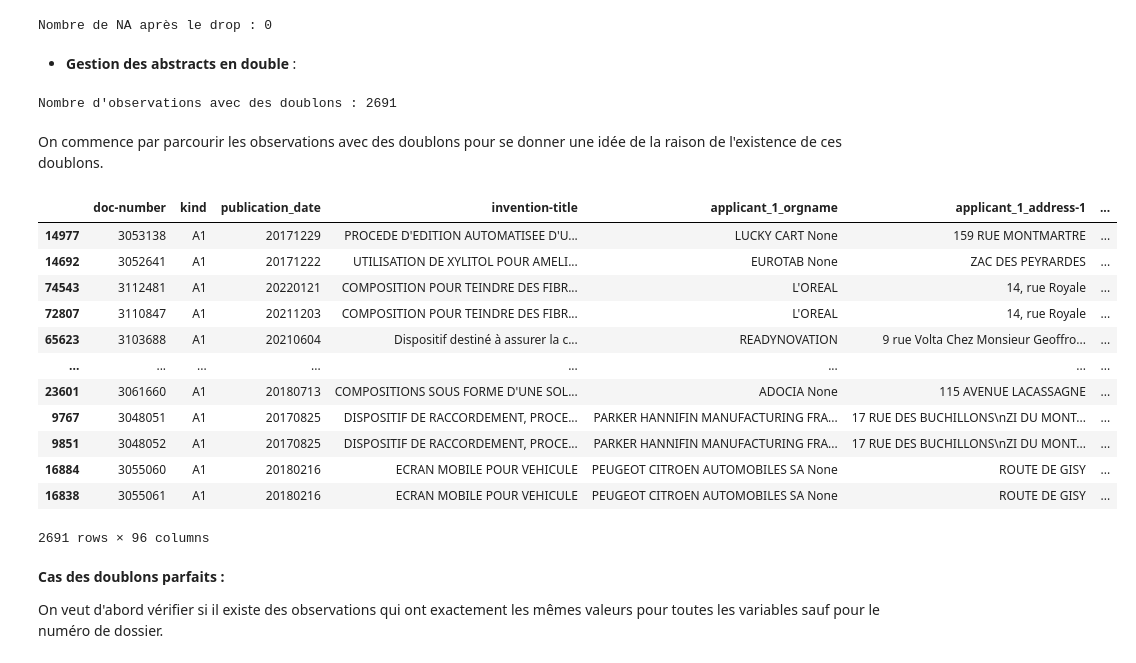
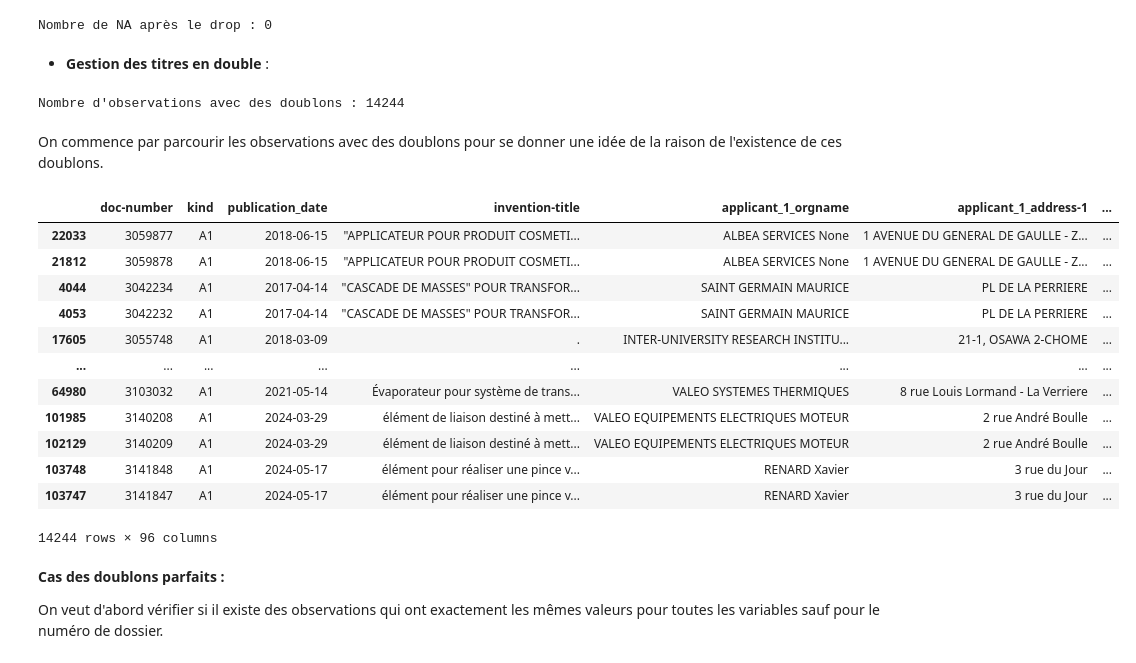
Before and after one commit to IrisLaf/Depots-de-brevets-et-marches-financiers, a Jupyter notebook: Main.ipynb, the cells around one changed output. Drawn from its saved outputs; the diff is of its cells as text; code cells hidden in the pictures.

```diff
--- a/Main.ipynb
+++ b/Main.ipynb
@@ -344,31 +344,30 @@ print("Nombre de NA après le drop :", nb_na)
 # %% [output]
 Nombre de NA après le drop : 0
 # %% [markdown]
-- **Gestion des abstracts en double** :
+- **Gestion des titres en double** :
-# %%
-# compte des abstracts strictement identiques
-duplicates = data_brevets_clean[data_brevets_clean.duplicated(subset="abstract", keep=False)]
-print("Nombre d'observations avec des doublons :", len(duplicates))
-# %% [output]
-Nombre d'observations avec des doublons : 2691
+# %%
+duplicates = data_brevets_clean[data_brevets_clean.duplicated(subset="invention-title", keep=False)]
+print("Nombre d'observations avec des doublons :", len(duplicates))
+# %% [output]
+Nombre d'observations avec des doublons : 14244
 # %% [markdown]
 On commence par parcourir les observations avec des doublons pour se donner une idée de la raison de l'existence de ces doublons.
 # %%
-duplicates.sort_values("abstract")
+duplicates.sort_values("invention-title")
 # %% [output]
 |  | doc-number | kind | publication_date | invention-title | applicant_1_orgname | applicant_1_address-1 | ... |
-| 14977 | 3053138 | A1 | 20171229 | PROCEDE D'EDITION AUTOMATISEE D'U... | LUCKY CART None | 159 RUE MONTMARTRE | ... |
-| 14692 | 3052641 | A1 | 20171222 | UTILISATION DE XYLITOL POUR AMELI... | EUROTAB None | ZAC DES PEYRARDES | ... |
-| 74543 | 3112481 | A1 | 20220121 | COMPOSITION POUR TEINDRE DES FIBR... | L'OREAL | 14, rue Royale | ... |
-| 72807 | 3110847 | A1 | 20211203 | COMPOSITION POUR TEINDRE DES FIBR... | L'OREAL | 14, rue Royale | ... |
-| 65623 | 3103688 | A1 | 20210604 | Dispositif destiné à assurer la c... | READYNOVATION | 9 rue Volta Chez Monsieur Geoffro... | ... |
+| 22033 | 3059877 | A1 | 2018-06-15 | "APPLICATEUR POUR PRODUIT COSMETI... | ALBEA SERVICES None | 1 AVENUE DU GENERAL DE GAULLE - Z... | ... |
+| 21812 | 3059878 | A1 | 2018-06-15 | "APPLICATEUR POUR PRODUIT COSMETI... | ALBEA SERVICES None | 1 AVENUE DU GENERAL DE GAULLE - Z... | ... |
+| 4044 | 3042234 | A1 | 2017-04-14 | "CASCADE DE MASSES" POUR TRANSFOR... | SAINT GERMAIN MAURICE | PL DE LA PERRIERE | ... |
+| 4053 | 3042232 | A1 | 2017-04-14 | "CASCADE DE MASSES" POUR TRANSFOR... | SAINT GERMAIN MAURICE | PL DE LA PERRIERE | ... |
+| 17605 | 3055748 | A1 | 2018-03-09 | . | INTER-UNIVERSITY RESEARCH INSTITU... | 21-1, OSAWA 2-CHOME | ... |
 | ... | ... | ... | ... | ... | ... | ... | ... |
-| 23601 | 3061660 | A1 | 20180713 | COMPOSITIONS SOUS FORME D'UNE SOL... | ADOCIA None | 115 AVENUE LACASSAGNE | ... |
-| 9767 | 3048051 | A1 | 20170825 | DISPOSITIF DE RACCORDEMENT, PROCE... | PARKER HANNIFIN MANUFACTURING FRA... | 17 RUE DES BUCHILLONS\nZI DU MONT... | ... |
-| 9851 | 3048052 | A1 | 20170825 | DISPOSITIF DE RACCORDEMENT, PROCE... | PARKER HANNIFIN MANUFACTURING FRA... | 17 RUE DES BUCHILLONS\nZI DU MONT... | ... |
-| 16884 | 3055060 | A1 | 20180216 | ECRAN MOBILE POUR VEHICULE | PEUGEOT CITROEN AUTOMOBILES SA None | ROUTE DE GISY | ... |
-| 16838 | 3055061 | A1 | 20180216 | ECRAN MOBILE POUR VEHICULE | PEUGEOT CITROEN AUTOMOBILES SA None | ROUTE DE GISY | ... |
+| 64980 | 3103032 | A1 | 2021-05-14 | Évaporateur pour système de trans... | VALEO SYSTEMES THERMIQUES | 8 rue Louis Lormand - La Verriere | ... |
+| 101985 | 3140208 | A1 | 2024-03-29 | élément de liaison destiné à mett... | VALEO EQUIPEMENTS ELECTRIQUES MOTEUR | 2 rue André Boulle | ... |
+| 102129 | 3140209 | A1 | 2024-03-29 | élément de liaison destiné à mett... | VALEO EQUIPEMENTS ELECTRIQUES MOTEUR | 2 rue André Boulle | ... |
+| 103748 | 3141848 | A1 | 2024-05-17 | élément pour réaliser une pince v... | RENARD Xavier | 3 rue du Jour | ... |
+| 103747 | 3141847 | A1 | 2024-05-17 | élément pour réaliser une pince v... | RENARD Xavier | 3 rue du Jour | ... |
-2691 rows × 96 columns
+14244 rows × 96 columns
 # %% [markdown]
 **Cas des doublons parfaits :**
 
```
Also changed, not shown: parts of 32 cells of this notebook.
